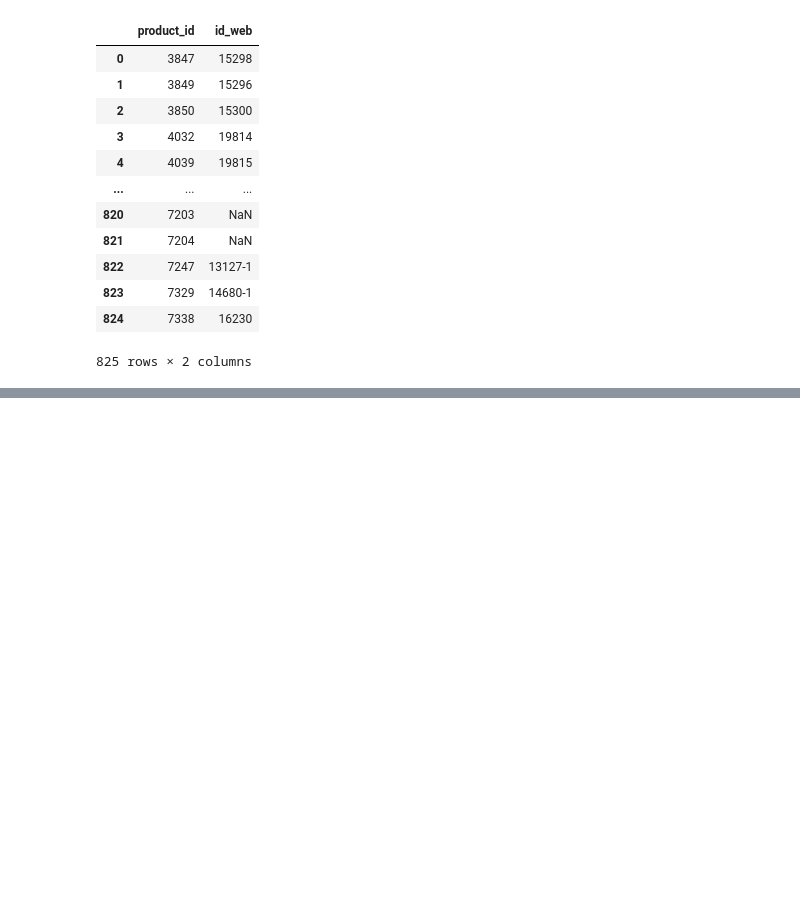
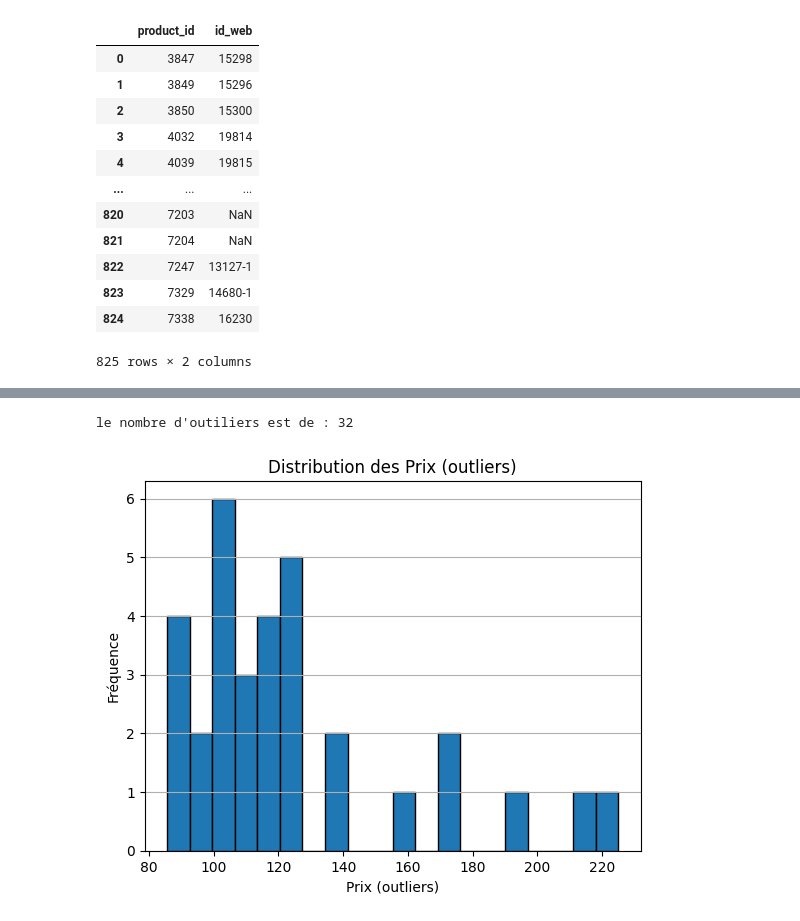
Before and after one commit to IshemZ/Bottleneck, a Jupyter notebook: Programme/main.ipynb, the cells around one changed output, grey strips where cells are left out. Drawn from its saved outputs; the diff is of its cells as text; code cells hidden in the pictures; blank space fills up the shorter version.

```diff
--- a/Programme/main.ipynb
+++ b/Programme/main.ipynb
@@ -382,0 +449,15 @@ erp_liaison.describe()
+# %%
+# Calcul des quartiles
+Q1 = erp_web_liaison['price'].quantile(0.25)
+Q3 = erp_web_liaison['price'].quantile(0.75)
+
+# Calcul de l'IQR (écart inter quartile)
+IQR = Q3 - Q1
+
+# Identification des outliers
+outliers_iqr = erp_web_liaison[(erp_web_liaison['price'] < Q1 - 1.5 * IQR) | (erp_web_liaison['price'] > Q3 + 1.5 * IQR)]
+# %%
+# Liste des outliers
+print("Outliers identifiés par IQR:")
+outliers_iqr = outliers_iqr.sort_values(['price'], ascending=[False])
+outliers_iqr
@@ -382,0 +483,14 @@ erp_liaison.describe()
+# %%
+print("le nombre d'outiliers est de :",outliers_iqr.shape[0])
+# %% [output]
+le nombre d'outiliers est de : 32
+# %%
+# Distribution des prix sur les données aberrantes
+plt.hist(outliers_iqr["price"], bins=20, edgecolor="black")
+plt.xlabel("Prix (outliers)")
+plt.ylabel("Fréquence")
+plt.title("Distribution des Prix (outliers)")
+plt.grid(axis="y")
+plt.show()
+# %% [output]
+[figure, added]
```
Also changed, not shown: parts of 84 cells of this notebook.
